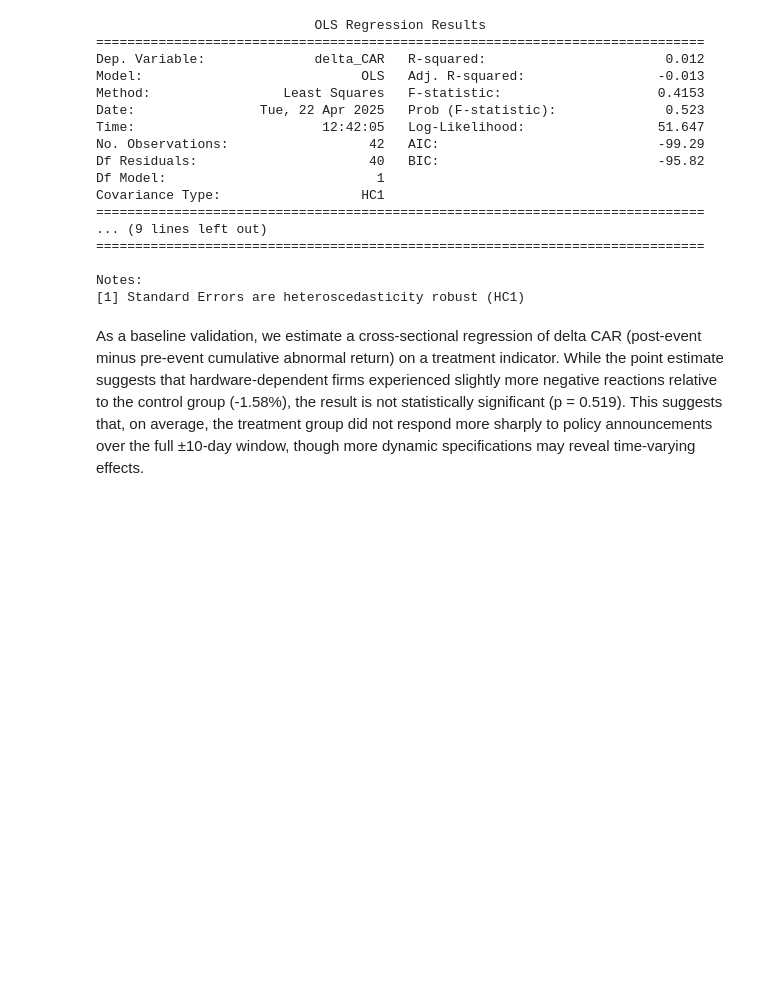
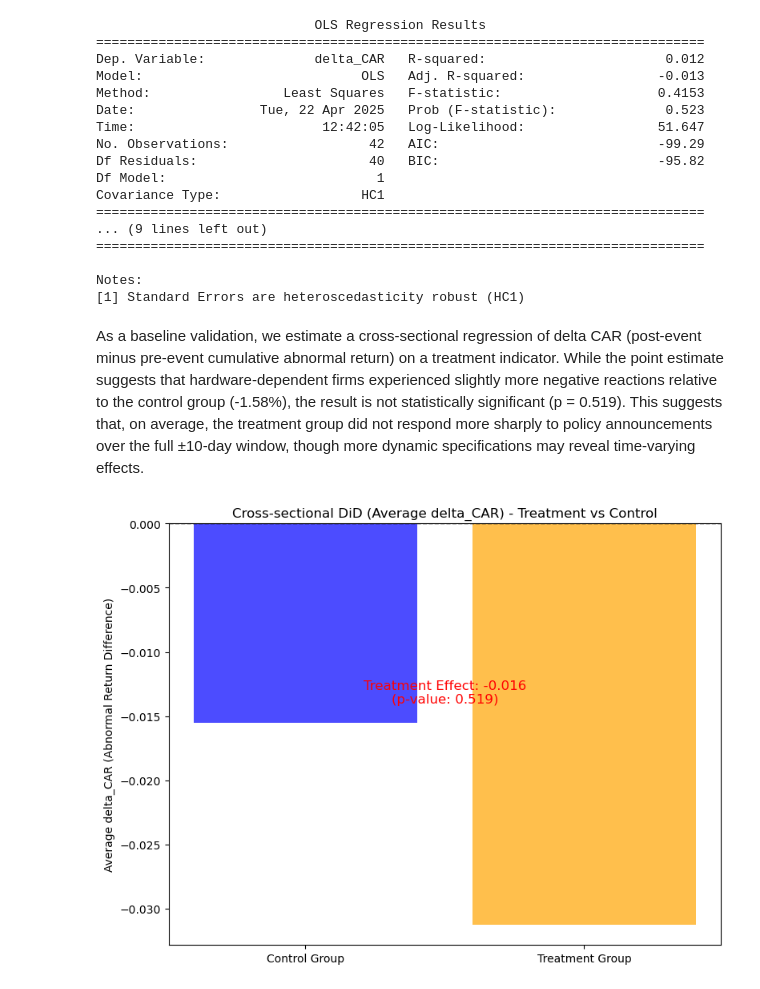
Before and after one commit to CynthiaShiyue/IDS701_Causal_Report_Project, a Jupyter notebook: CrossSectionalDiD.ipynb, the cells around one changed output. Cells and saved outputs as stored; diff of their text form; code cells hidden in the pictures; blank space fills up the shorter version.

```diff
--- a/CrossSectionalDiD.ipynb
+++ b/CrossSectionalDiD.ipynb
@@ -73,3 +97,38 @@ Notes:
 [1] Standard Errors are heteroscedasticity robust (HC1)
 # %% [markdown]
 As a baseline validation, we estimate a cross-sectional regression of delta CAR (post-event minus pre-event cumulative abnormal return) on a treatment indicator. While the point estimate suggests that hardware-dependent firms experienced slightly more negative reactions relative to the control group (-1.58%), the result is not statistically significant (p = 0.519). This suggests that, on average, the treatment group did not respond more sharply to policy announcements over the full ±10-day window, though more dynamic specifications may reveal time-varying effects.
+# %%
+import pandas as pd
+import matplotlib.pyplot as plt
+import statsmodels.formula.api as smf
+
+# 1. Create the model (you already have this part)
+model = smf.ols("delta_CAR ~ Treatment", data=cross_df).fit(cov_type='HC1')
+
+# 2. Extract results
+treatment_effect = model.params["Treatment"]
+p_value = model.pvalues["Treatment"]
+
+# 3. Plot Cross-sectional DiD graph
+# Get Treatment and Control group average delta CAR
+avg_delta_car = cross_df.groupby("Treatment")["delta_CAR"].mean()
+
+# Create plot
+plt.figure(figsize=(8, 6))
+plt.bar(avg_delta_car.index, avg_delta_car.values, color=["blue", "orange"], alpha=0.7)
+
+# Add labels and title
+plt.title(f"Cross-sectional DiD (Average delta_CAR) - Treatment vs Control")
+plt.xticks([0, 1], ['Control Group', 'Treatment Group'])
+plt.ylabel("Average delta_CAR (Abnormal Return Difference)")
+plt.axhline(0, color='black', linestyle='--', linewidth=1)
+
+# Display p-value and treatment effect on the plot
+plt.text(0.5, max(avg_delta_car.values) * 0.9,
+         f"Treatment Effect: {treatment_effect:.3f}\n(p-value: {p_value:.3f})",
+         horizontalalignment='center', fontsize=12, color="red")
+
+plt.tight_layout()
+plt.show()
+# %% [output]
+[figure, added]
```
Also changed, not shown: parts of 1 cell of this notebook, 1 other file.
